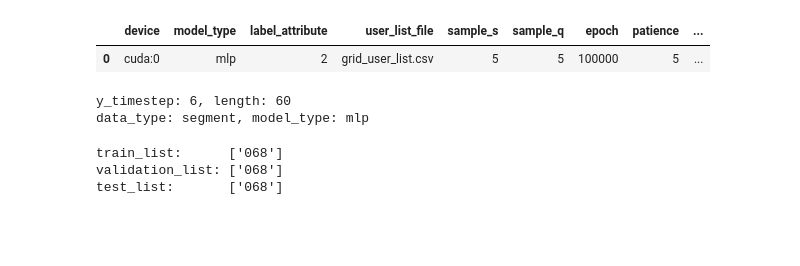
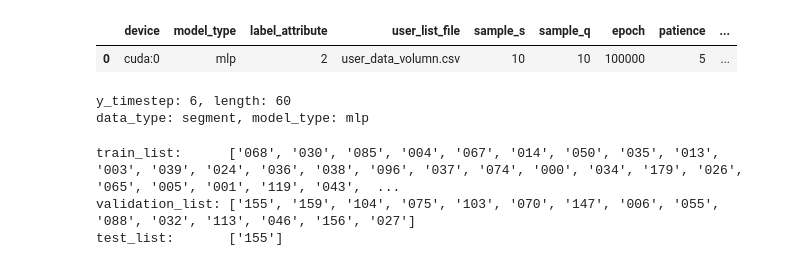
Before and after one commit to shkoma/geolife_timehetnet, a Jupyter notebook: test.ipynb, the cells around one changed output. Drawn from its saved outputs; the diff is of its cells as text; code cells hidden in the pictures; blank space fills up the shorter version.

```diff
--- a/test.ipynb
+++ b/test.ipynb
@@ -192,17 +1,17 @@ loss: 2214.0096733580176
 # %%
 import pandas as pd
 from torch_mlp import MLP
 from torch_segment_dataset import SegmentDataset
 
 writer_dir_name = 'data/geolife/runs'
-log_dir_name = '[segment_mlp]_20240304-233803'
+log_dir_name = '[segment_mlp]_20240305-080201'
 log_folder = writer_dir_name + '/' + log_dir_name
 best_model_path = log_folder + '/best_model.pth'
 # best_model_path = log_folder + '/best_train_model.pth'
 
 config_df = pd.read_csv(log_folder + '/configuration.csv')
 config_df.head()
 # %% [output]
 |  | device | model_type | label_attribute | user_list_file | sample_s | sample_q | epoch | patience | ... |
-| 0 | cuda:0 | mlp | 2 | grid_user_list.csv | 5 | 5 | 100000 | 5 | ... |
+| 0 | cuda:0 | mlp | 2 | user_data_volumn.csv | 10 | 10 | 100000 | 5 | ... |
 # %%
@@ -274,8 +83,8 @@ train_list = config_df['train_list'][0]
 validation_list = config_df['val_list'][0]
 test_list = config_df['val_list'][0]#, '078']
 
-test_list = ['068']#['014', '037', '067', '036', '050', '034']
-# test_list = ['068', '038']#, '039']#, '067']
+# test_list = ['068']#['014', '037', '067', '036', '050', '034']
+test_list = ['155']#, '159']#, '104', '075', '103']#, '070', '147', '006', '055', '088', '032', '113', '046', '156', '027']
 
 print(f"train_list:      {train_list}")
 print(f"validation_list: {validation_list}")
@@ -334,9 +143,9 @@ else:
     best_model.load_state_dict(torch.load(best_model_path))
     best_model.to(device=device)
 # %% [output]
-train_list:      ['068']
-validation_list: ['068']
-test_list:       ['068']
+train_list:      ['068', '030', '085', '004', '067', '014', '050', '035', '013', '003', '039', '024', '036', '038', '096', '037', '074', '000', '034', '179', '026', '065', '005', '001', '119', '043',  ...
+validation_list: ['155', '159', '104', '075', '103', '070', '147', '006', '055', '088', '032', '113', '046', '156', '027']
+test_list:       ['155']
 # %%
 # https://jimmy-ai.tistory.com/30
 import matplotlib.pyplot as plt
```
Also changed, not shown: parts of 6 cells of this notebook, 9 other files.
